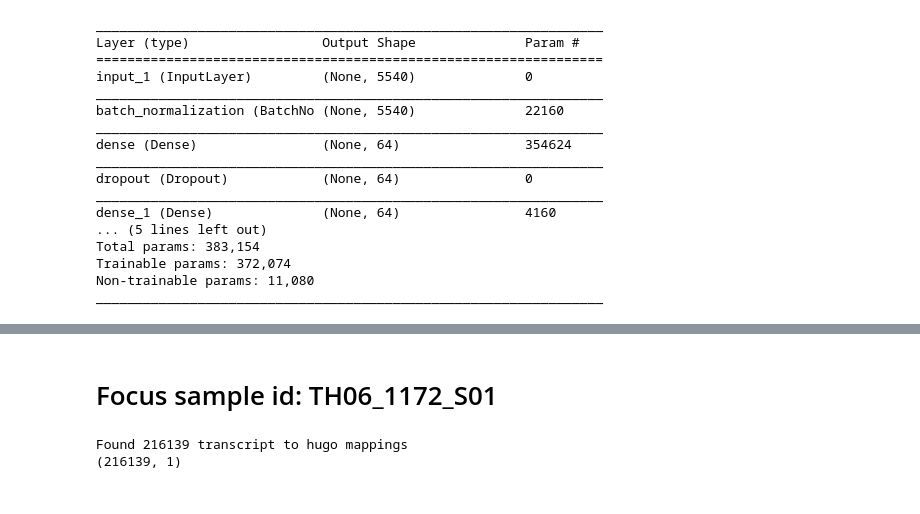
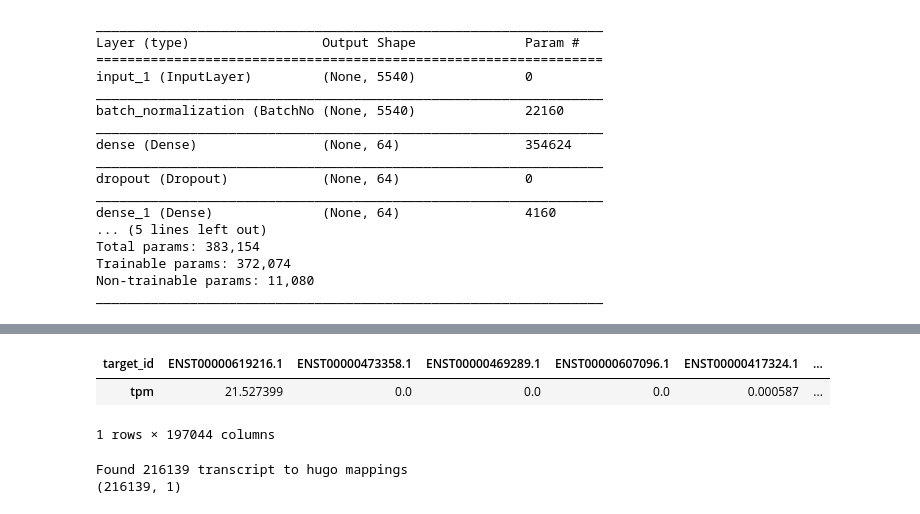
Before and after one commit to rcurrie/pancan-gtex, a Jupyter notebook: infer.ipynb, the cells around one changed output, grey strips where cells are left out. Drawn from its saved outputs; the diff is of its cells as text; code cells hidden in the pictures.

```diff
--- a/infer.ipynb
+++ b/infer.ipynb
@@ -92,11 +104,15 @@ _________________________________________________________________
 # %%
-sample_id = "TH06_1172_S01"
+# Load the sample's expression kallisto TPM output
+filename = list(uploaded.keys())[0]
 
-# Load the sample's expression kallisto TPM output
-sample = pd.read_table(os.path.expanduser("~/data/samples/{}/abundance.tsv").format(sample_id), index_col=0, engine='c')\
-    .astype(np.float32).T.loc[["tpm"]]
+# # Process local sample
+# filename = os.path.expanduser("~/data/samples/TH06_1172_S01/abundance.tsv")
 
-display(HTML("<h1>Focus sample id: {}</h1>".format(sample_id)))
+sample = pd.read_table(filename, index_col=0, engine='c').astype(np.float32).T.loc[["tpm"]]
+assert int(sample.iloc[0].sum()) == 1000000
+sample.head()
 # %% [output]
-Focus sample id: TH06_1172_S01
+| target_id | ENST00000619216.1 | ENST00000473358.1 | ENST00000469289.1 | ENST00000607096.1 | ENST00000417324.1 | ... |
+| tpm | 21.527399 | 0.0 | 0.0 | 0.0 | 0.000587 | ... |
+1 rows × 197044 columns
 # %%
```
Also changed, not shown: parts of 9 cells of this notebook.
